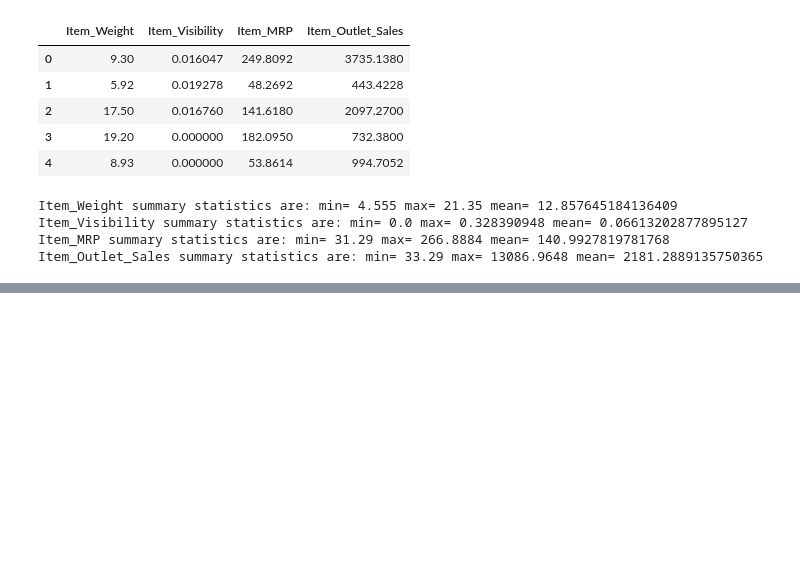
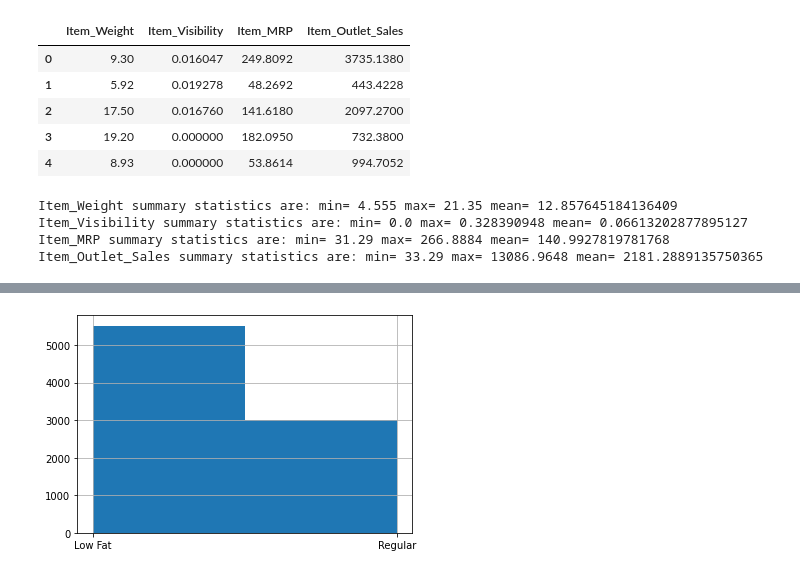
Before and after one commit to s2tandu0p/sales-forecast, a Jupyter notebook: Sales_Predictions.ipynb, the cells around one changed output, grey strips where cells are left out. Drawn from its saved outputs; the diff is of its cells as text; code cells hidden in the pictures; blank space fills up the shorter version.

```diff
--- a/Sales_Predictions.ipynb
+++ b/Sales_Predictions.ipynb
@@ -208,0 +242,4 @@ Item_Outlet_Sales summary statistics are: min= 33.29 max= 13086.9648 mean= 2181.
+# %%
+df['Item_Fat_Content'].hist(bins = 2);
+# %% [output]
+[figure, added]
```
Also changed, not shown: parts of 17 cells of this notebook.
